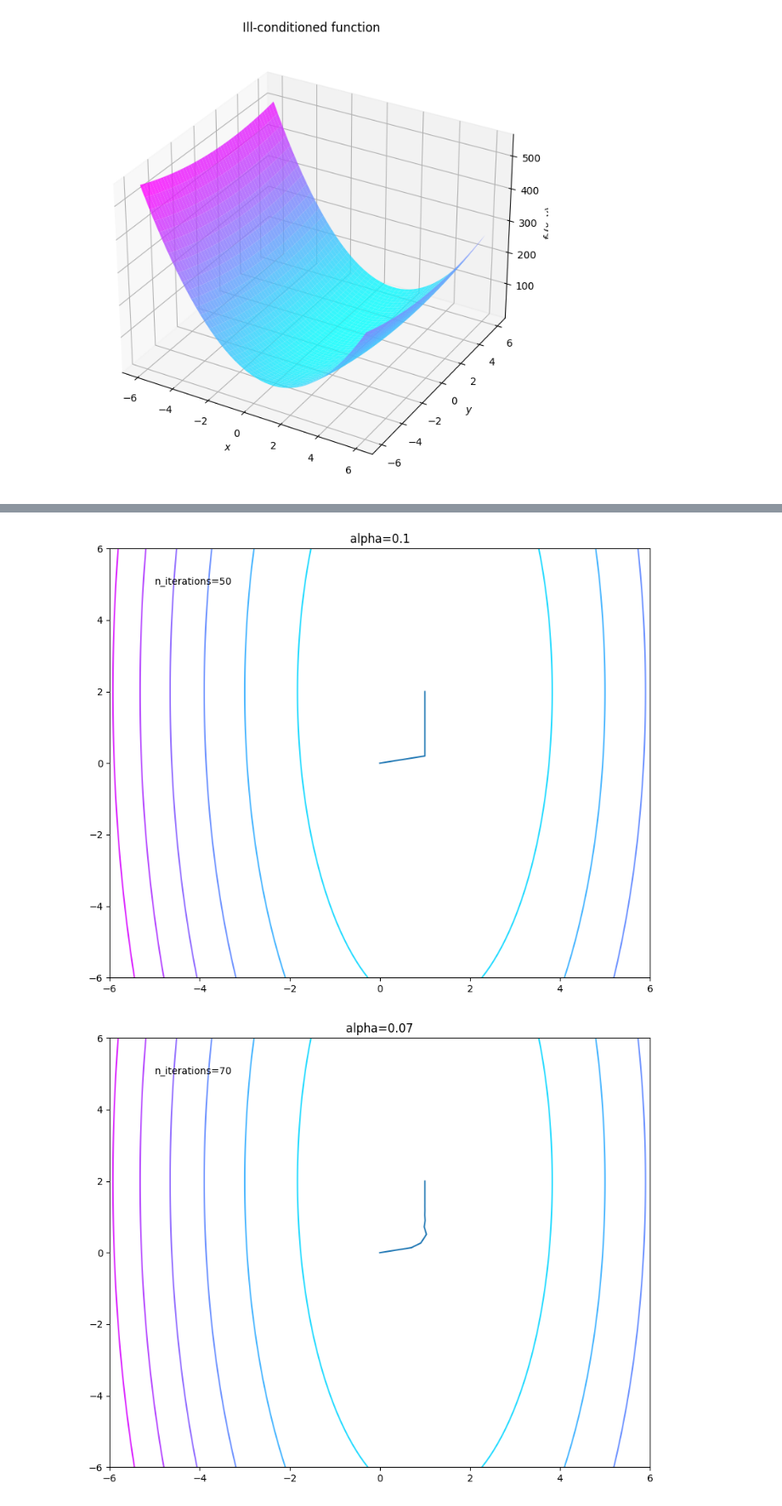
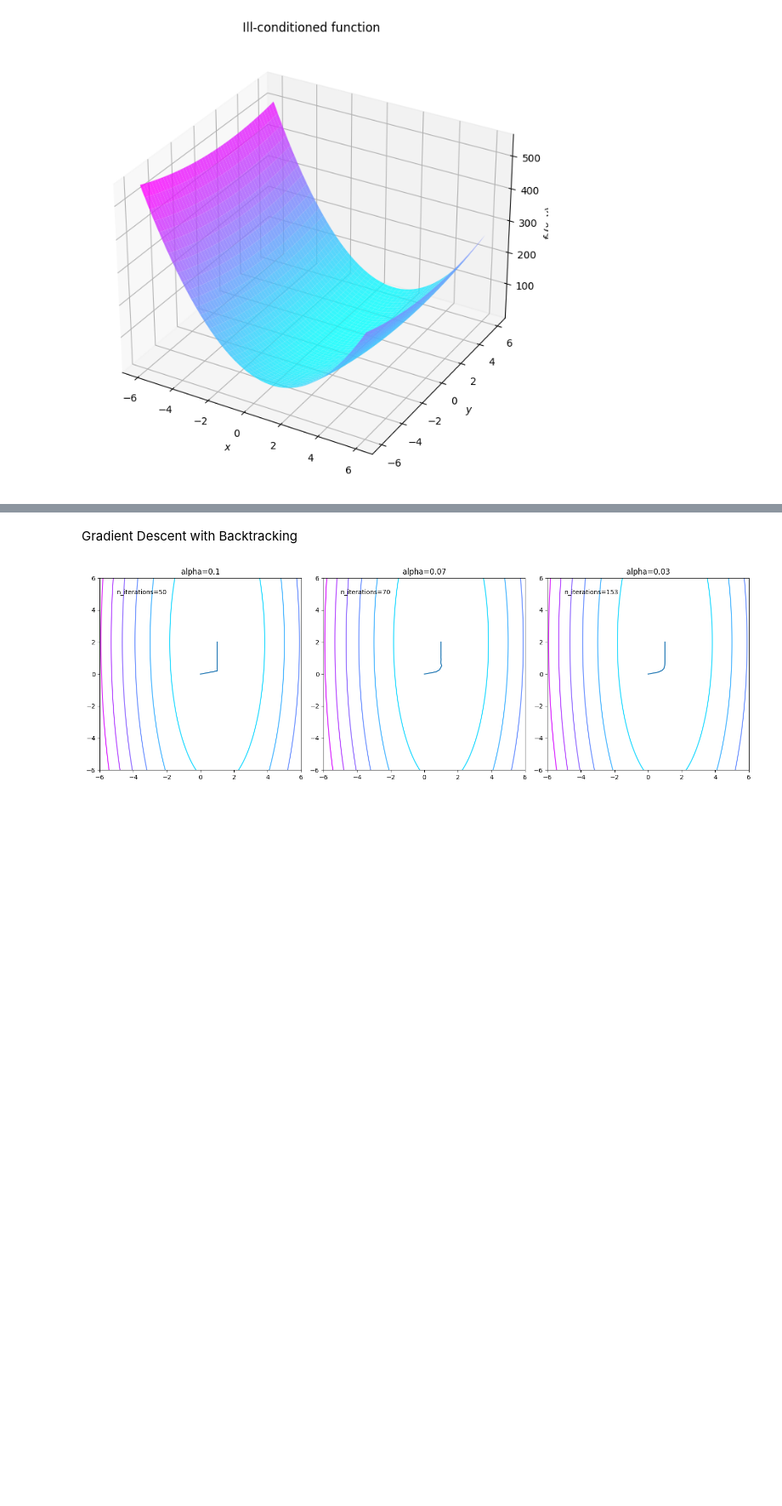
Before and after one commit to SiddharthYadav-v/DS401_Optimization_for_data_science, a Jupyter notebook: Assignment-2/solution.ipynb, the cells around one changed output, grey strips where cells are left out. Shown at 85% size. Drawn from its saved outputs; the diff is of its cells as text; code cells hidden in the pictures; blank space fills up the shorter version.

```diff
--- a/Assignment-2/solution.ipynb
+++ b/Assignment-2/solution.ipynb
@@ -108,3 +108,6 @@ plt.colorbar(contour_plot)
 plt.show()
 # %% [output]
 [figure]
+# %%
+for path in paths:
+    print(len(path))
@@ -153,3 +161,6 @@ for path in paths:
     plt.plot(path[:, 0], path[:, 1])
 # %% [output]
 [figure]
+# %%
+for path in paths:
+    print(len(path))
@@ -257,12 +286,16 @@ paths = []
 for alpha in alphas:
     GD(f2, np.array([0.0, 0.0]), alpha)
 
+fig, axes = plt.subplots(1, len(alphas), figsize=(15, 5))
+
 for i in range(len(alphas)):
-    plt.figure(figsize=(10, 8))
-    contour_plot = plt.contour(x, y, z, cmap='cool')
+    ax = axes[i]
+    contour_plot = ax.contour(x, y, z, cmap='cool')
     path = np.array(paths[i])
-    plt.plot(path[:, 0], path[:, 1])
-    plt.title(f"alpha={alphas[i]}")
-    plt.text(-5, 5, f"n_iterations={len(path)}")
-    plt.show()
+    ax.plot(path[:, 0], path[:, 1])
+    ax.set_title(f"alpha={alphas[i]}")
+    ax.text(-5, 5, f"n_iterations={len(path)}")
+
+plt.tight_layout()
+plt.show()
 # %% [output]
@@ -272,18 +303,23 @@ for i in range(len(alphas)):
+# %% [markdown]
+Gradient Descent with Backtracking
 # %%
 alphas = [0.1, 0.07, 0.03]
 
 paths = []
 for alpha in alphas:
     gradient_descent_backtracking(f2, np.array([0.0, 0.0]), alpha)
 
+fig, axes = plt.subplots(1, len(alphas), figsize=(15, 5))
+
 for i in range(len(alphas)):
-    plt.figure(figsize=(10, 8))
-    contour_plot = plt.contour(x, y, z, cmap='cool')
+    ax = axes[i]
+    contour_plot = ax.contour(x, y, z, cmap='cool')
     path = np.array(paths[i])
-    plt.plot(path[:, 0], path[:, 1])
-    plt.title(f"alpha={alphas[i]}")
-    plt.text(-5, 5, f"n_iterations={len(path)}")
-    plt.show()
+    ax.plot(path[:, 0], path[:, 1])
+    ax.set_title(f"alpha={alphas[i]}")
+    ax.text(-5, 5, f"n_iterations={len(path)}")
+
+plt.tight_layout()
+plt.show()
 # %% [output]
-[figure, old version]
+[figure, new version]
-[figure, removed]
```
Also changed, not shown: parts of 15 cells of this notebook.
